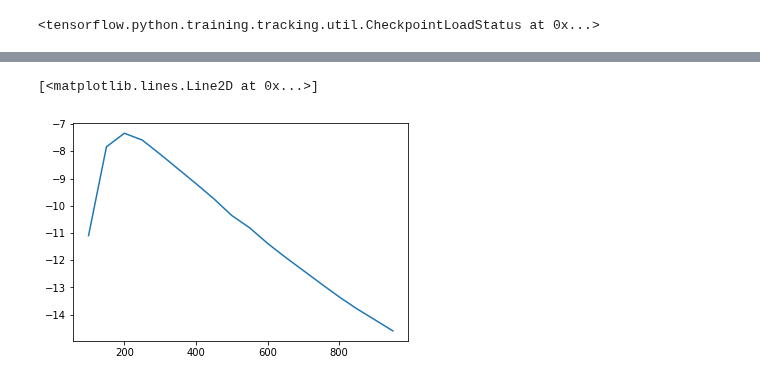
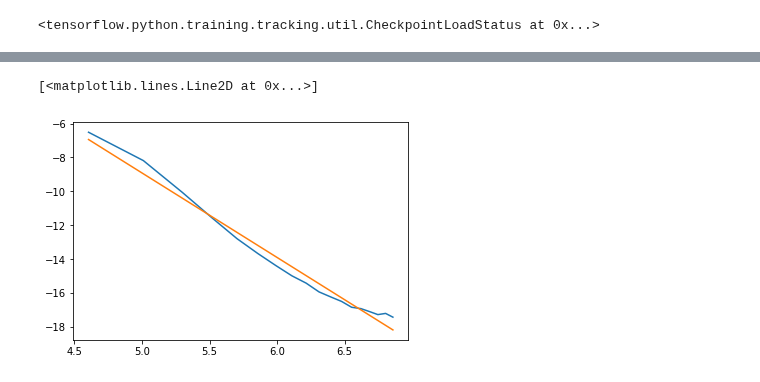
Before and after one commit to silvaneojunior/Top_mat_A, a Jupyter notebook: WENO-DS reescrito/WENO com derivada espacial.ipynb, the cells around one changed output, grey strips where cells are left out. Saved outputs shown, nothing was run; the diff lists cells and outputs as text; code cells hidden in the pictures.

```diff
--- a/WENO-DS reescrito/WENO com derivada espacial.ipynb
+++ b/WENO-DS reescrito/WENO com derivada espacial.ipynb
@@ -238,5 +283,0 @@ plt.plot(sizes,error)
-# %%
-plt.plot(sizes,np.log(np.asarray(error)))
-# %% [output]
-[<matplotlib.lines.Line2D at 0x...>]
-[figure, removed]
@@ -254 +284,7 @@ def df(x):
+# %%
+plt.plot(np.log(sizes),np.log(error))
+plt.plot(np.log(sizes),-5*(np.log(sizes)-np.mean(np.log(sizes)))+np.mean(np.log(error)))
+# %% [output]
+[<matplotlib.lines.Line2D at 0x...>]
+[figure, added]
 # %%
```
Also changed, not shown: parts of 24 cells of this notebook, 19 other files.
